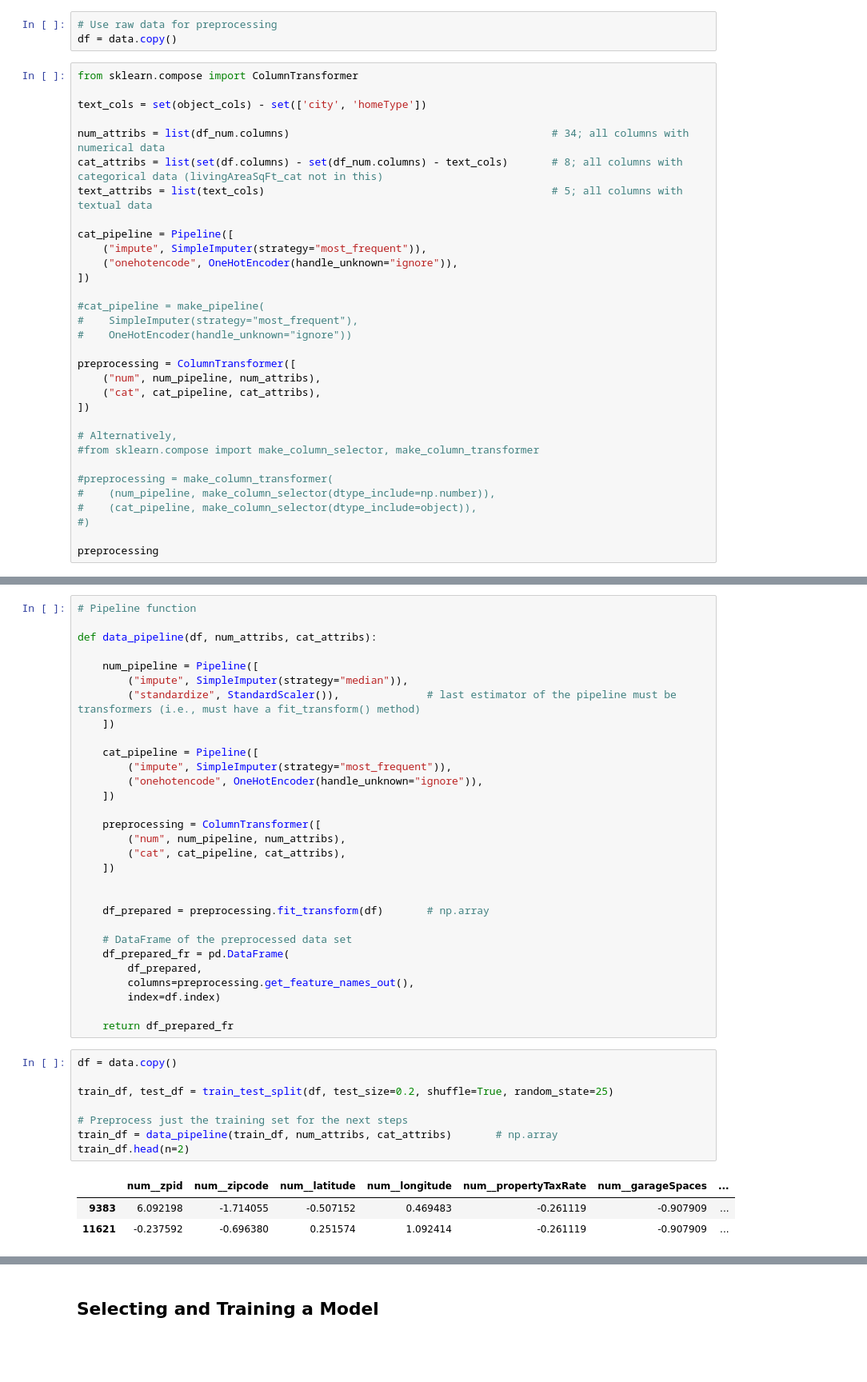
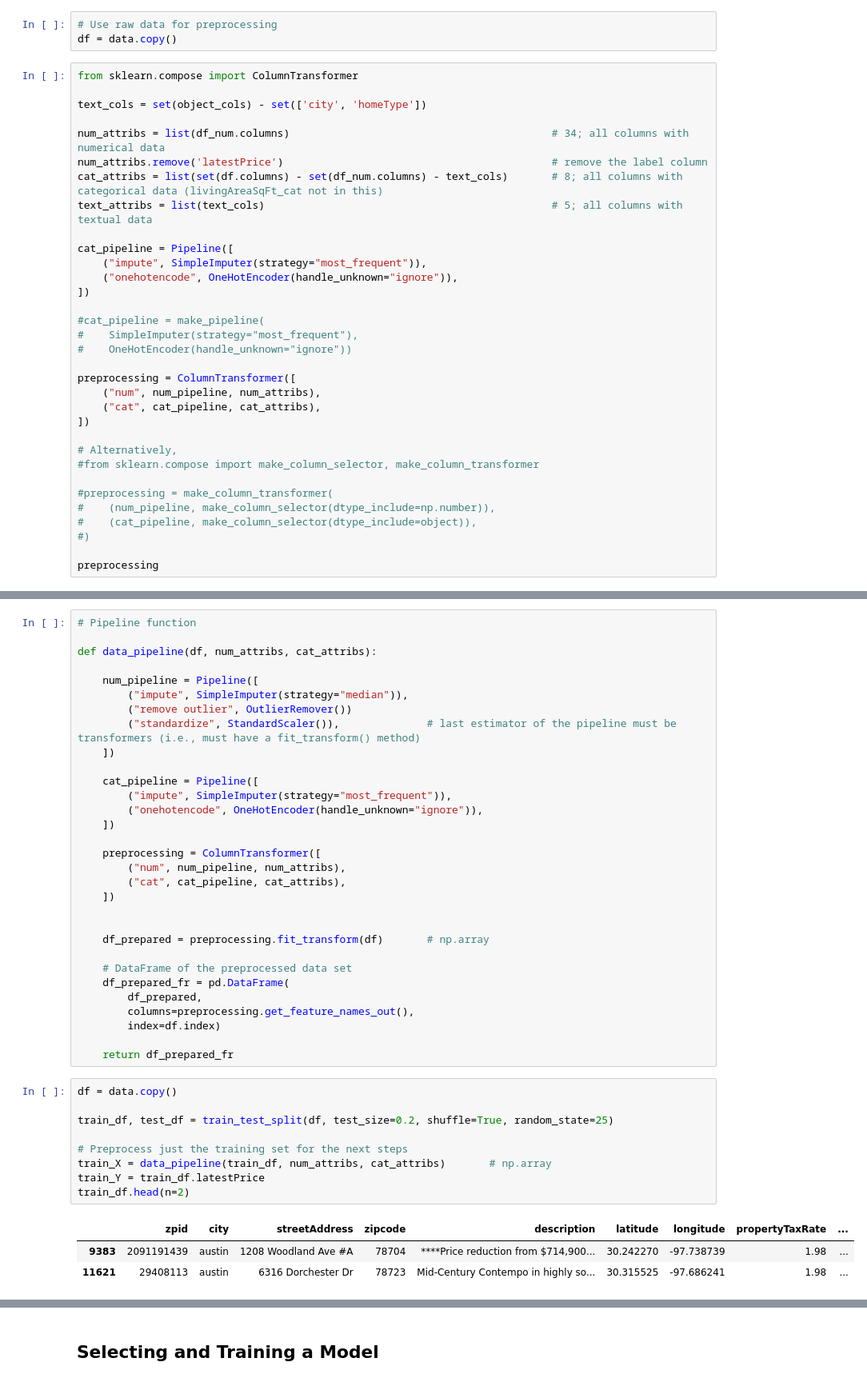
Before and after one commit to ojw92/HandsonML, a Jupyter notebook: ch2.ipynb, the cells around one changed output, grey strips where cells are left out. Shown at 80% size. Drawn from its saved outputs; the diff is of its cells as text; blank space fills up the shorter version.

Commit message:
Linear regression, RMSE, OutlierRemover

```diff
--- a/ch2.ipynb
+++ b/ch2.ipynb
@@ -749,6 +749,7 @@ from sklearn.compose import ColumnTransformer
 text_cols = set(object_cols) - set(['city', 'homeType'])
 
 num_attribs = list(df_num.columns)                                          # 34; all columns with numerical data
+num_attribs.remove('latestPrice')                                           # remove the label column
 cat_attribs = list(set(df.columns) - set(df_num.columns) - text_cols)       # 8; all columns with categorical data (livingAreaSqFt_cat not in this)
 text_attribs = list(text_cols)                                              # 5; all columns with textual data
 
@@ -817,6 +862,7 @@ def data_pipeline(df, num_attribs, cat_attribs):
 
     num_pipeline = Pipeline([
         ("impute", SimpleImputer(strategy="median")),
+        ("remove outlier", OutlierRemover())
         ("standardize", StandardScaler()),              # last estimator of the pipeline must be transformers (i.e., must have a fit_transform() method)
     ])
 
@@ -843,12 +889,13 @@ def data_pipeline(df, num_attribs, cat_attribs):
 # %%
 df = data.copy()
 
 train_df, test_df = train_test_split(df, test_size=0.2, shuffle=True, random_state=25)
 
 # Preprocess just the training set for the next steps
-train_df = data_pipeline(train_df, num_attribs, cat_attribs)       # np.array
+train_X = data_pipeline(train_df, num_attribs, cat_attribs)       # np.array
+train_Y = train_df.latestPrice
 train_df.head(n=2)
 # %% [output]
-|  | num__zpid | num__zipcode | num__latitude | num__longitude | num__propertyTaxRate | num__garageSpaces | ... |
-| 9383 | 6.092198 | -1.714055 | -0.507152 | 0.469483 | -0.261119 | -0.907909 | ... |
-| 11621 | -0.237592 | -0.696380 | 0.251574 | 1.092414 | -0.261119 | -0.907909 | ... |
+|  | zpid | city | streetAddress | zipcode | description | latitude | longitude | propertyTaxRate | ... |
+| 9383 | 2091191439 | austin | 1208 Woodland Ave #A | 78704 | ****Price reduction from $714,900... | 30.242270 | -97.738739 | 1.98 | ... |
+| 11621 | 29408113 | austin | 6316 Dorchester Dr | 78723 | Mid-Century Contempo in highly so... | 30.315525 | -97.686241 | 1.98 | ... |
```
Also changed, not shown: parts of 22 cells of this notebook.
